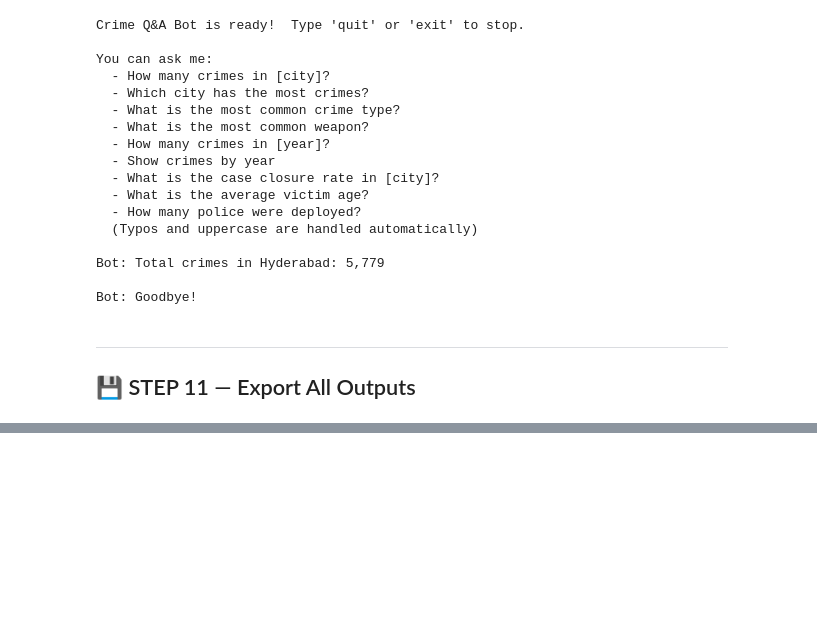
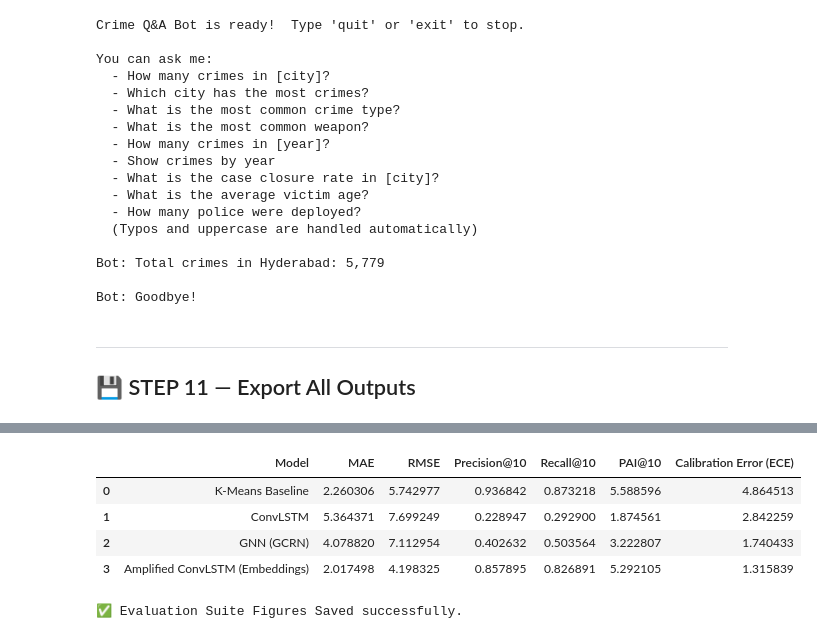
Before and after one commit to sanhi123/Crime-Data-Warehouse, a Jupyter notebook: crime_warehouse_enhanced.final..ipynb, the cells around one changed output, grey strips where cells are left out. Cells and saved outputs as stored; diff of their text form; code cells hidden in the pictures; blank space fills up the shorter version.

Commit message:
Add deep learning crime hotspot prediction

```diff
--- a/crime_warehouse_enhanced.final..ipynb
+++ b/crime_warehouse_enhanced.final..ipynb
@@ -2277,0 +2266,8 @@ print('✅ Pipeline complete!')
+# %%
+from src.data_pipeline import CrimeDataPipeline
+
+pipeline = CrimeDataPipeline(db_path="crime_warehouse.db", grid_h=8, grid_w=8)
+tensor, agg_tensor = pipeline.load_and_preprocess()
+
+(X_tr, Y_tr), (X_v, Y_v), (X_te, Y_te) = pipeline.get_train_val_test_splits(seq_len=8)
+kmeans_model, y_pred_kmeans = pipeline.train_kmeans_baseline(X_tr, Y_tr, X_te, Y_te, n_clusters=4)
@@ -2277,0 +2414,28 @@ print('✅ Pipeline complete!')
+# %%
+from src.evaluation import ModelEvaluator
+
+evaluator = ModelEvaluator(grid_h=8, grid_w=8)
+
+models_preds = {
+    "K-Means Baseline": y_pred_kmeans,
+    "ConvLSTM": best_convlstm_pred,
+    "GNN (GCRN)": best_gcrn_pred,
+    "Amplified ConvLSTM (Embeddings)": best_amp_pred
+}
+
+metrics_list = []
+for m_name, pred_array in models_preds.items():
+    m_dict, _ = evaluator.evaluate_model(m_name, Y_te, pred_array, k=10)
+    metrics_list.append(m_dict)
+
+df_results = evaluator.create_comparison_table(metrics_list)
+display(df_results)
+
+evaluator.plot_evaluation_suite(Y_te, models_preds, save_path_prefix="eval_")
+# %% [output]
+|  | Model | MAE | RMSE | Precision@10 | Recall@10 | PAI@10 | Calibration Error (ECE) |
+| 0 | K-Means Baseline | 2.260306 | 5.742977 | 0.936842 | 0.873218 | 5.588596 | 4.864513 |
+| 1 | ConvLSTM | 5.364371 | 7.699249 | 0.228947 | 0.292900 | 1.874561 | 2.842259 |
+| 2 | GNN (GCRN) | 4.078820 | 7.112954 | 0.402632 | 0.503564 | 3.222807 | 1.740433 |
+| 3 | Amplified ConvLSTM (Embeddings) | 2.017498 | 4.198325 | 0.857895 | 0.826891 | 5.292105 | 1.315839 |
+✅ Evaluation Suite Figures Saved successfully.
```
Also changed, not shown: parts of 16 cells of this notebook.
